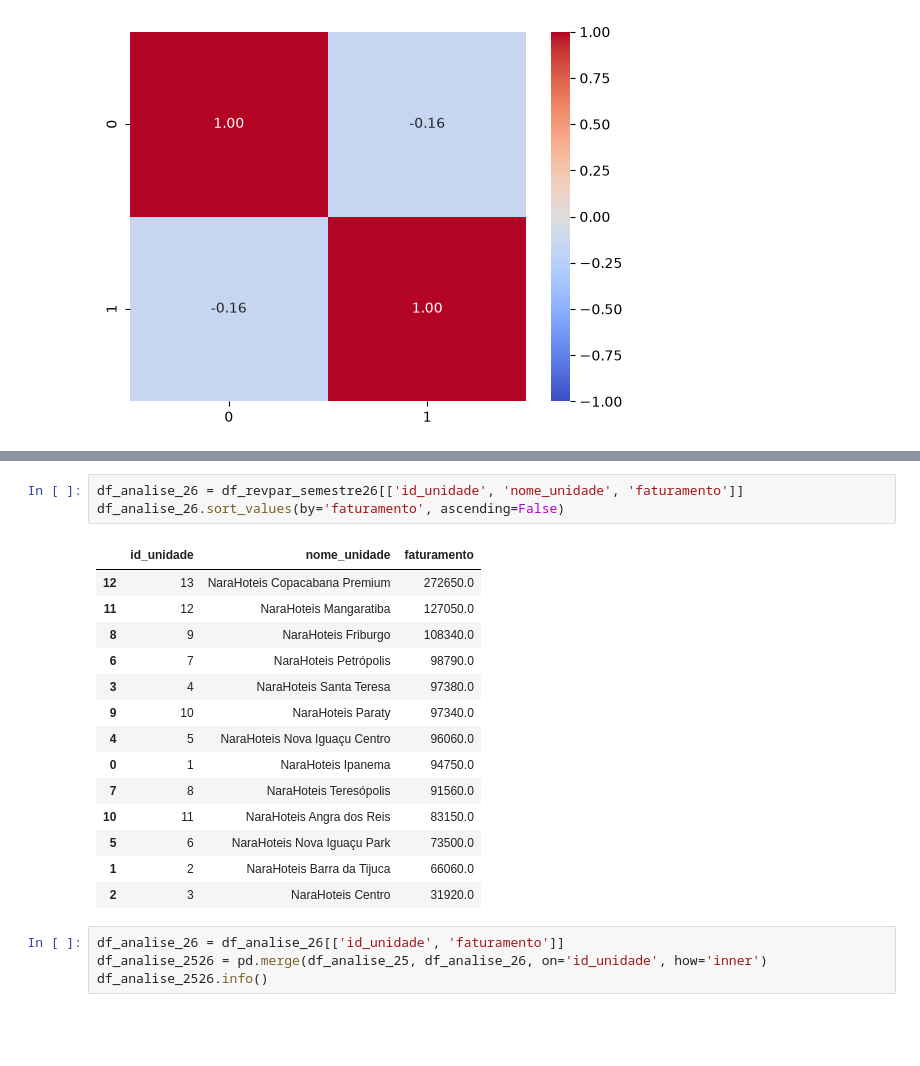
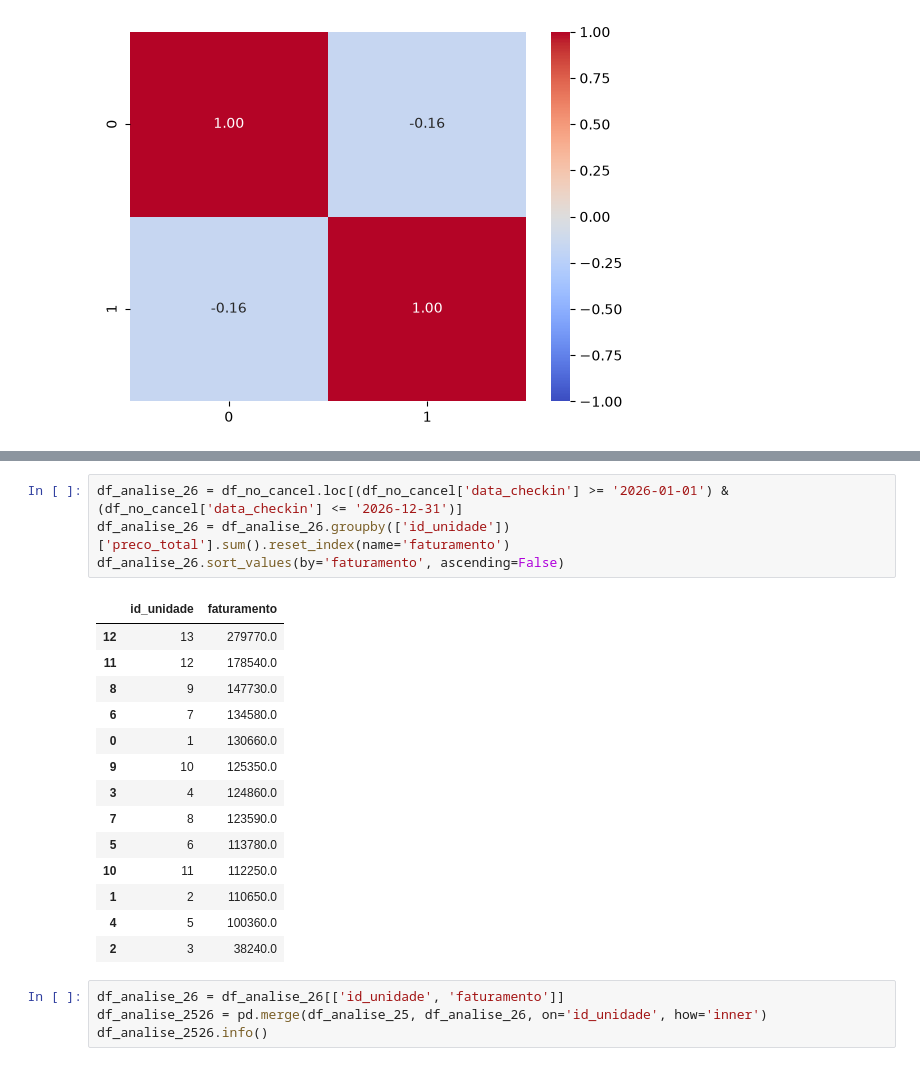
Before and after one commit to IanSeedd/Narahoteis, a Jupyter notebook: notebooks/consulta/consulta.ipynb, the cells around one changed output, grey strips where cells are left out. Cells and saved outputs as stored; diff of their text form; blank space fills up the shorter version.

```diff
--- a/notebooks/consulta/consulta.ipynb
+++ b/notebooks/consulta/consulta.ipynb
@@ -1117,21 +1110,22 @@ df_analise_25.sort_values(by='faturamento2025', ascending=False)
 # %%
-df_analise_26 = df_revpar_semestre26[['id_unidade', 'nome_unidade', 'faturamento']]
+df_analise_26 = df_no_cancel.loc[(df_no_cancel['data_checkin'] >= '2026-01-01') & (df_no_cancel['data_checkin'] <= '2026-12-31')]
+df_analise_26 = df_analise_26.groupby(['id_unidade'])['preco_total'].sum().reset_index(name='faturamento')
 df_analise_26.sort_values(by='faturamento', ascending=False)
 # %% [output]
-|  | id_unidade | nome_unidade | faturamento |
-| 12 | 13 | NaraHoteis Copacabana Premium | 272650.0 |
-| 11 | 12 | NaraHoteis Mangaratiba | 127050.0 |
-| 8 | 9 | NaraHoteis Friburgo | 108340.0 |
-| 6 | 7 | NaraHoteis Petrópolis | 98790.0 |
-| 3 | 4 | NaraHoteis Santa Teresa | 97380.0 |
-| 9 | 10 | NaraHoteis Paraty | 97340.0 |
-| 4 | 5 | NaraHoteis Nova Iguaçu Centro | 96060.0 |
-| 0 | 1 | NaraHoteis Ipanema | 94750.0 |
-| 7 | 8 | NaraHoteis Teresópolis | 91560.0 |
-| 10 | 11 | NaraHoteis Angra dos Reis | 83150.0 |
-| 5 | 6 | NaraHoteis Nova Iguaçu Park | 73500.0 |
-| 1 | 2 | NaraHoteis Barra da Tijuca | 66060.0 |
-| 2 | 3 | NaraHoteis Centro | 31920.0 |
+|  | id_unidade | faturamento |
+| 12 | 13 | 279770.0 |
+| 11 | 12 | 178540.0 |
+| 8 | 9 | 147730.0 |
+| 6 | 7 | 134580.0 |
+| 0 | 1 | 130660.0 |
+| 9 | 10 | 125350.0 |
+| 3 | 4 | 124860.0 |
+| 7 | 8 | 123590.0 |
+| 5 | 6 | 113780.0 |
+| 10 | 11 | 112250.0 |
+| 1 | 2 | 110650.0 |
+| 4 | 5 | 100360.0 |
+| 2 | 3 | 38240.0 |
 # %%
 df_analise_26 = df_analise_26[['id_unidade', 'faturamento']]
 df_analise_2526 = pd.merge(df_analise_25, df_analise_26, on='id_unidade', how='inner')
```
Also changed, not shown: parts of 7 cells of this notebook, 5 other files.
